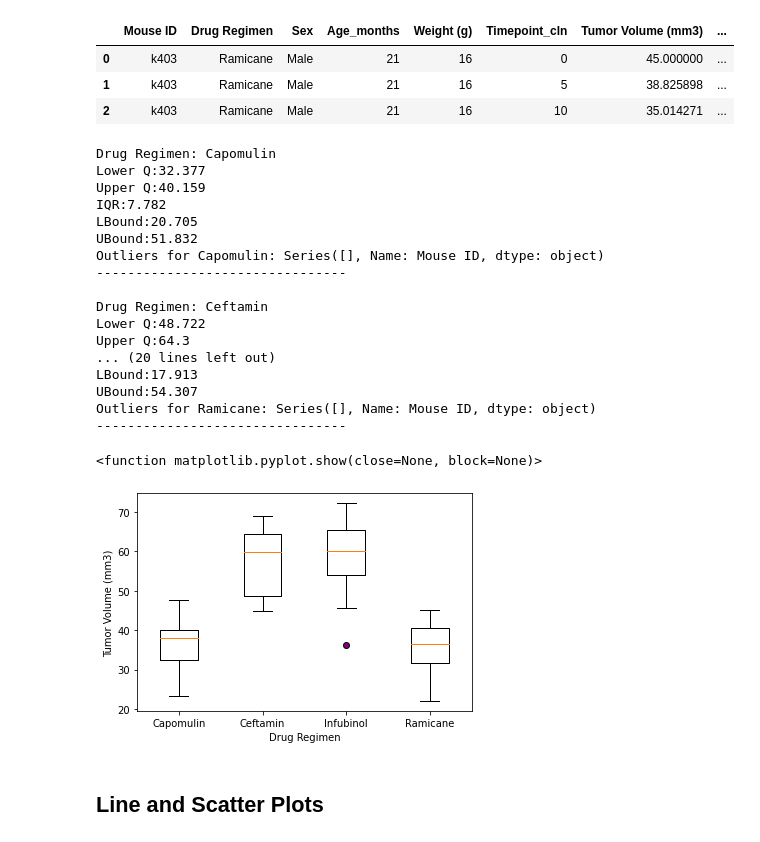
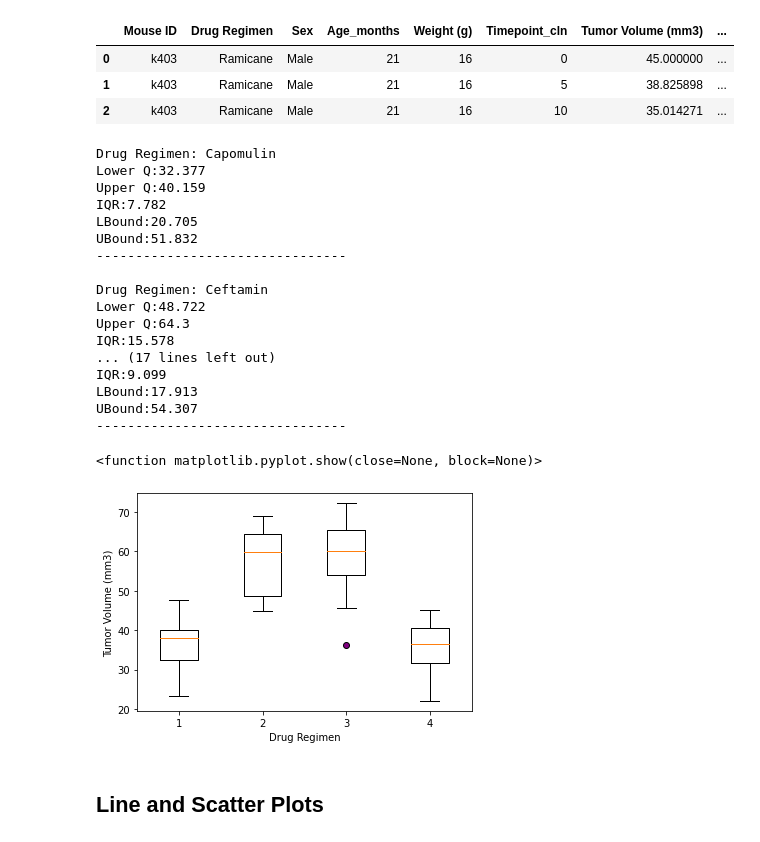
Before and after one commit to kidik425/05-MatPlotLib, a Jupyter notebook: Pymaceuticals/pymaceuticals_final.ipynb, the cells around one changed output. Drawn from its saved outputs; the diff is of its cells as text; code cells hidden in the pictures.

Commit message:
added a conditional check to outliers

```diff
--- a/Pymaceuticals/pymaceuticals_final.ipynb
+++ b/Pymaceuticals/pymaceuticals_final.ipynb
@@ -321,7 +321,8 @@ for drug in treatments:
     outliers = drugSpec.loc[(drugSpec["Tumor Volume (mm3)"] > ubound) |
                             (drugSpec["Tumor Volume (mm3)"] < lbound)]
 
-    print(f'Outliers for {drug}: {outliers["Mouse ID"]}') #I don't like this output.....but lazy
+    if outliers.empty != True:
+        print(f'Outliers for {drug}: {outliers["Mouse ID"]}') #I don't like this output.....but lazy
     print("--------------------------------\n") #did this to create grouped readability in output
 # %% [output]
 Drug Regimen: Capomulin
@@ -330,30 +331,30 @@ Upper Q:40.159
 IQR:7.782
 LBound:20.705
 UBound:51.832
-Outliers for Capomulin: Series([], Name: Mouse ID, dtype: object)
 --------------------------------
 
 Drug Regimen: Ceftamin
 Lower Q:48.722
 Upper Q:64.3
-... (20 lines left out)
+IQR:15.578
+... (17 lines left out)
+IQR:9.099
 LBound:17.913
 UBound:54.307
-Outliers for Ramicane: Series([], Name: Mouse ID, dtype: object)
 --------------------------------
 # %%
 # Generate a box plot of the final tumor volume of each mouse across four regimens of interest
 fprops=dict(markerfacecolor='purple')
 
 plt.boxplot(empList, flierprops=fprops)
 
 plt.xlabel("Drug Regimen")
 plt.ylabel("Tumor Volume (mm3)")
-plt.xticks([1,2,3,4],treatments) #my drug regimens are alpha ordered
+#plt.xticks([1,2,3,4],treatments) #my drug regimens are alpha ordered
 plt.show
 # %% [output]
 <function matplotlib.pyplot.show(close=None, block=None)>
-[figure, old version]
+[figure, new version]
 # %% [markdown]
 ## Line and Scatter Plots
 # %%
```
